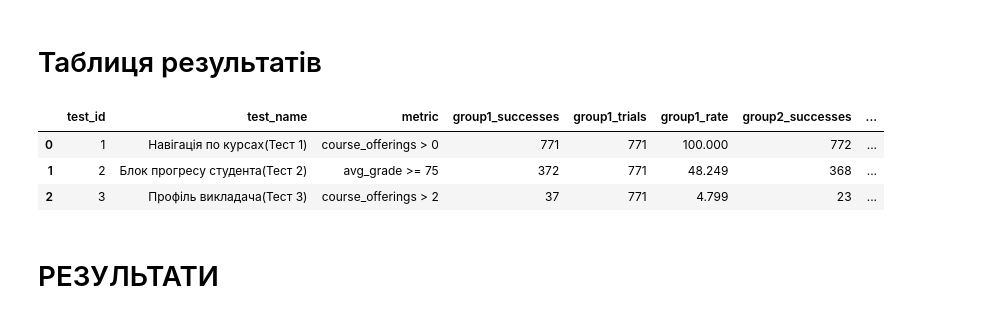
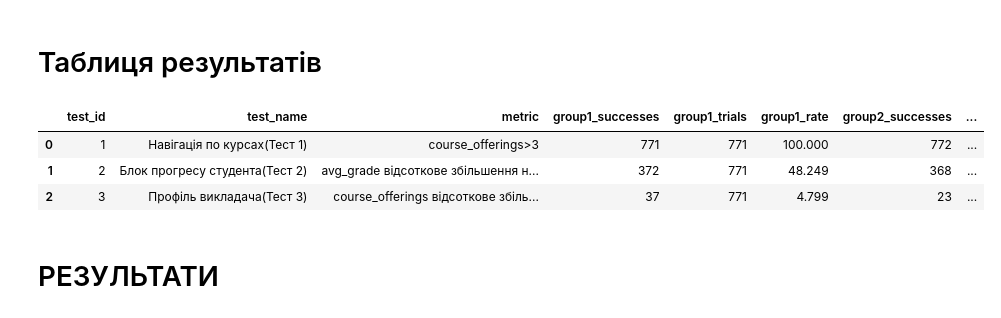
Before and after one commit to Vronska-Anhelina/University-app-, a Jupyter notebook: A_B_testing.ipynb, the cells around one changed output. Saved outputs shown, nothing was run; the diff lists cells and outputs as text; code cells hidden in the pictures.

```diff
--- a/A_B_testing.ipynb
+++ b/A_B_testing.ipynb
@@ -245,7 +245,7 @@ dataframe1 = (
 dataframe1["count"]   = dataframe1["count"].fillna(0)
 dataframe1["is_success"] = (dataframe1["count"] > 0).astype(int)
 dataframe1["test_name"]  = "Навігація по курсах(Тест 1)"
-dataframe1["metric"]     = "course_offerings > 0"
+dataframe1["metric"]     = "course_offerings>3"
 
 a_group = dataframe1[dataframe1["ab_group"] == "A"]
 b_group = dataframe1[dataframe1["ab_group"] == "B"]
@@ -268,7 +268,7 @@ dataframe2 = (
 dataframe2["avg_grade"]  = dataframe2["avg_grade"].fillna(0)
 dataframe2["is_success"] = (dataframe2["avg_grade"] >= 75).astype(int)
 dataframe2["test_name"]  = "Блок прогресу студента(Тест 2)"
-dataframe2["metric"]  = "avg_grade >= 75"
+dataframe2["metric"]  = "avg_grade збільшення на 12%"
 
 a_group2 = dataframe2[dataframe2["ab_group"] == "A"]
 b_group2 = dataframe2[dataframe2["ab_group"] == "B"]
@@ -289,7 +289,7 @@ dataframe3 = (
 dataframe3["count"]   = dataframe3["count"].fillna(0)
 dataframe3["is_success"] = (dataframe3["count"] > 2).astype(int)
 dataframe3["test_name"]="Профіль викладача(Тест 3)"
-dataframe3["metric"]  = "course_offerings > 2"
+dataframe3["metric"]  = "course_offerings відсоткове збільшення на 65%"
 
 a_group3 = dataframe3[dataframe3["ab_group"] == "A"]
 b_group3 = dataframe3[dataframe3["ab_group"] == "B"]
@@ -298,16 +298,16 @@ success3 = calc_ab_stats(a_group3["is_success"].sum(), len(a_group3), b_group3["
 # Таблиця результатів
 # %%
 ab_summary = pd.DataFrame([
-    {"test_id": 1, "test_name": "Навігація по курсах(Тест 1)",   "metric": "course_offerings > 0", **success},
-    {"test_id": 2, "test_name": "Блок прогресу студента(Тест 2)","metric": "avg_grade >= 75", **success2},
-    {"test_id": 3, "test_name": "Профіль викладача(Тест 3)", "metric": "course_offerings > 2",  **success3},
+    {"test_id": 1, "test_name": "Навігація по курсах(Тест 1)",  "metric": "course_offerings>3", **success},
+    {"test_id": 2, "test_name": "Блок прогресу студента(Тест 2)","metric": "avg_grade відсоткове збільшення на 12%", **success2},
+    {"test_id": 3, "test_name": "Профіль викладача(Тест 3)", "metric": "course_offerings відсоткове збільшення на 65%",  **success3},
 ])
 ab_summary.head(3)
 # %% [output]
 |  | test_id | test_name | metric | group1_successes | group1_trials | group1_rate | group2_successes | ... |
-| 0 | 1 | Навігація по курсах(Тест 1) | course_offerings > 0 | 771 | 771 | 100.000 | 772 | ... |
-| 1 | 2 | Блок прогресу студента(Тест 2) | avg_grade >= 75 | 372 | 771 | 48.249 | 368 | ... |
-| 2 | 3 | Профіль викладача(Тест 3) | course_offerings > 2 | 37 | 771 | 4.799 | 23 | ... |
+| 0 | 1 | Навігація по курсах(Тест 1) | course_offerings>3 | 771 | 771 | 100.000 | 772 | ... |
+| 1 | 2 | Блок прогресу студента(Тест 2) | avg_grade відсоткове збільшення н... | 372 | 771 | 48.249 | 368 | ... |
+| 2 | 3 | Профіль викладача(Тест 3) | course_offerings відсоткове збіль... | 37 | 771 | 4.799 | 23 | ... |
 # %% [markdown]
 # РЕЗУЛЬТАТИ
 # %%
```
Also changed, not shown: parts of 1 cell of this notebook.
